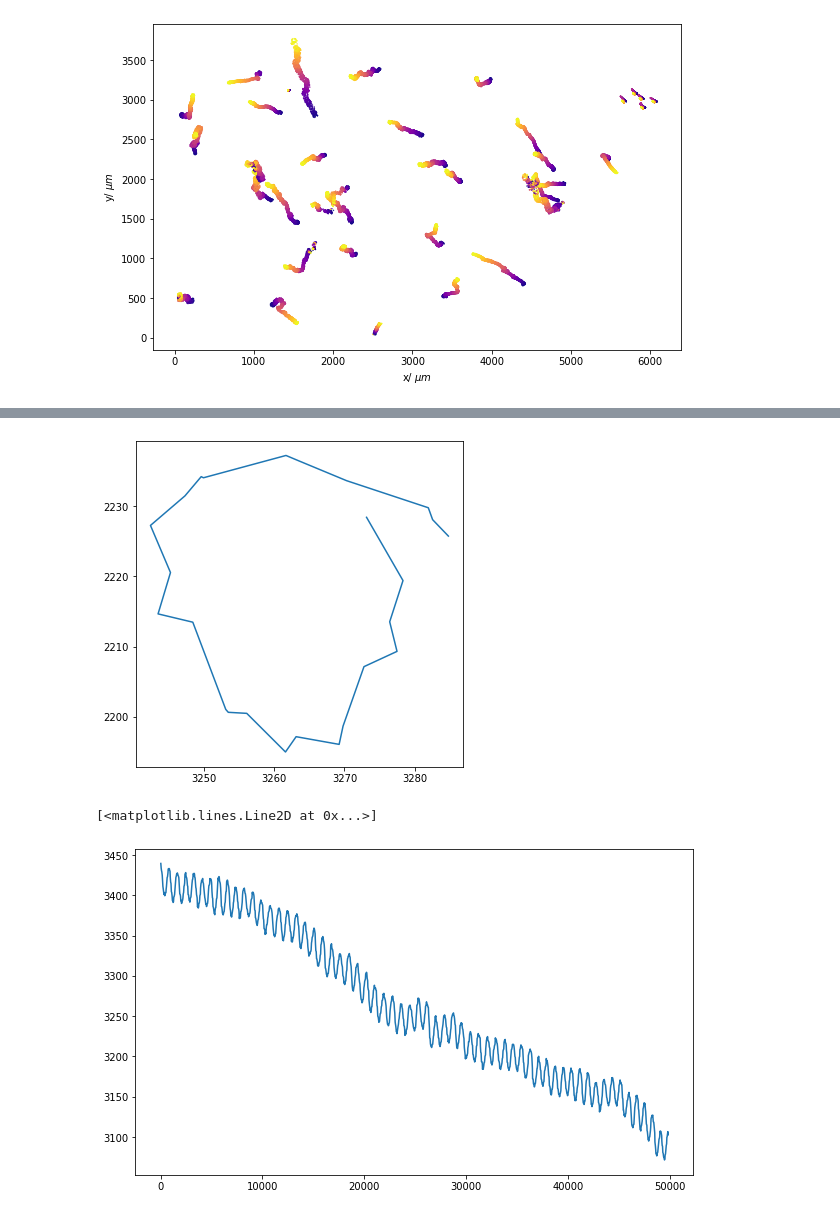
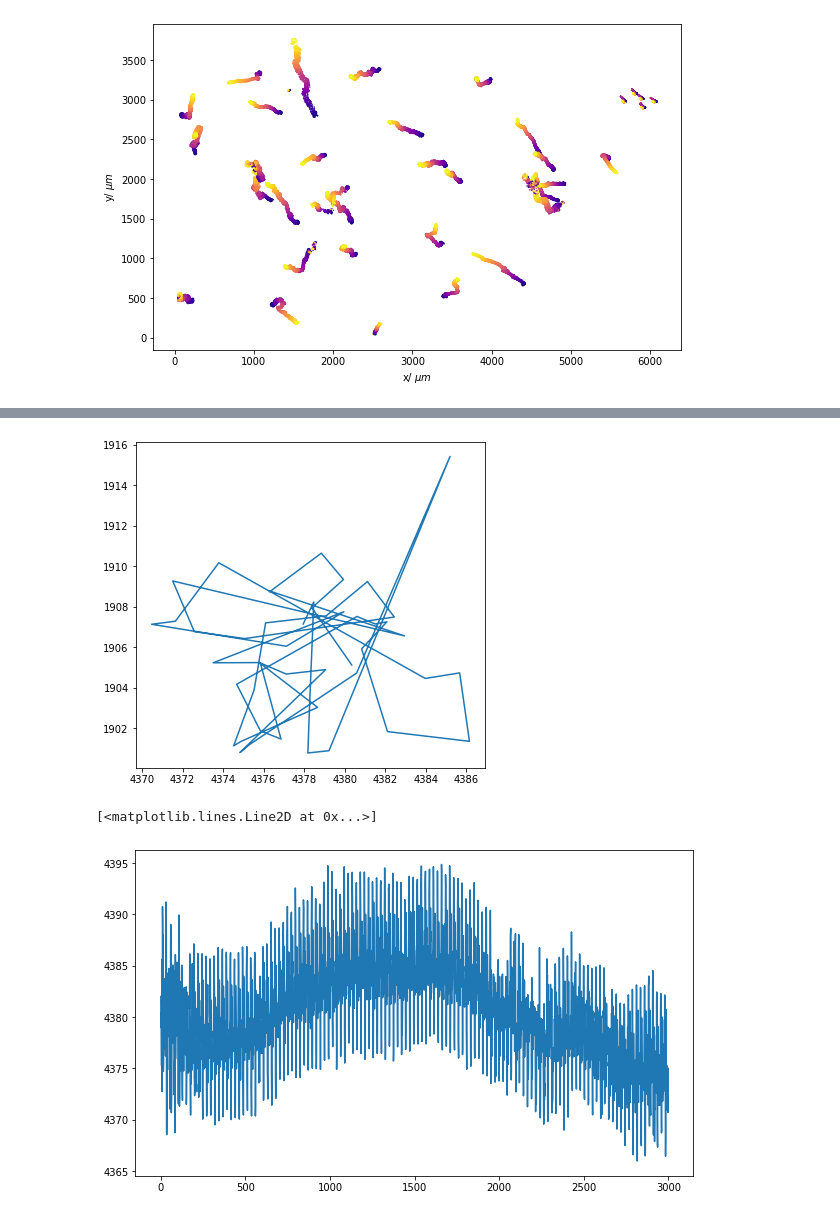
Before and after one commit to someoneinthecrowd/track-colloid-motion, a Jupyter notebook: analysis_data.ipynb, the cells around one changed output, grey strips where cells are left out. Cells and saved outputs as stored; diff of their text form; code cells hidden in the pictures.

```diff
--- a/analysis_data.ipynb
+++ b/analysis_data.ipynb
@@ -39,7 +40,7 @@ pathlib.Path().absolute()
 PosixPath('/Users/yongdou/Downloads/track')
 # %%
 #frames=pims.Video('20d02.avi')
-d0=pd.read_csv("/Users/yongdou/Downloads/track/02032020/20dexp2_01.csv")
+d0=pd.read_csv("/Users/yongdou/Downloads/track/02062020/0d_4m.csv")
 # %%
 plt.imshow(frames[0])
 # %% [output]
@@ -84,13 +88,15 @@ ax.set_aspect('equal')
 # %%
+n=3
+period=48
 fig, ax = plt.subplots()
-plt.plot(particle1['x'][600:625]*mpp,particle1['y'][600:625]*mpp)
+plt.plot(particle1['x'][period*n:period*(n+1)]*mpp,particle1['y'][period*n:period*(n+1)]*mpp)
 ax.set_aspect('equal')
 # %% [output]
-[figure, old version]
+[figure, new version]
 # %%
-plt.plot(particle1['x']*mpp)
+plt.plot(particle1['x'].values*mpp)
 #plt.ylim(3250,3400)
 #plt.xlim(10000,20000)
 # %% [output]
 [<matplotlib.lines.Line2D at 0x...>]
-[figure, old version]
+[figure, new version]
```
Also changed, not shown: parts of 10 cells of this notebook, 1 other file.
